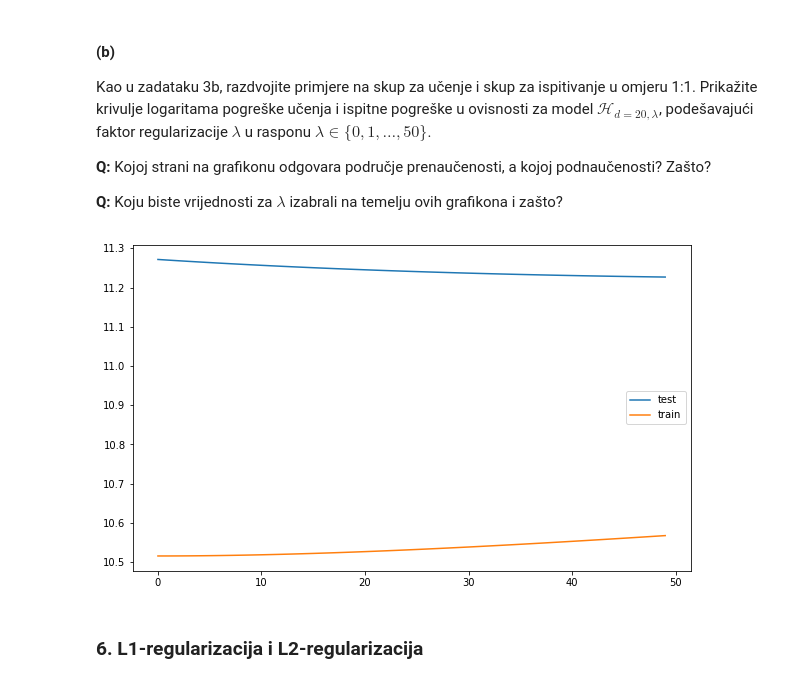
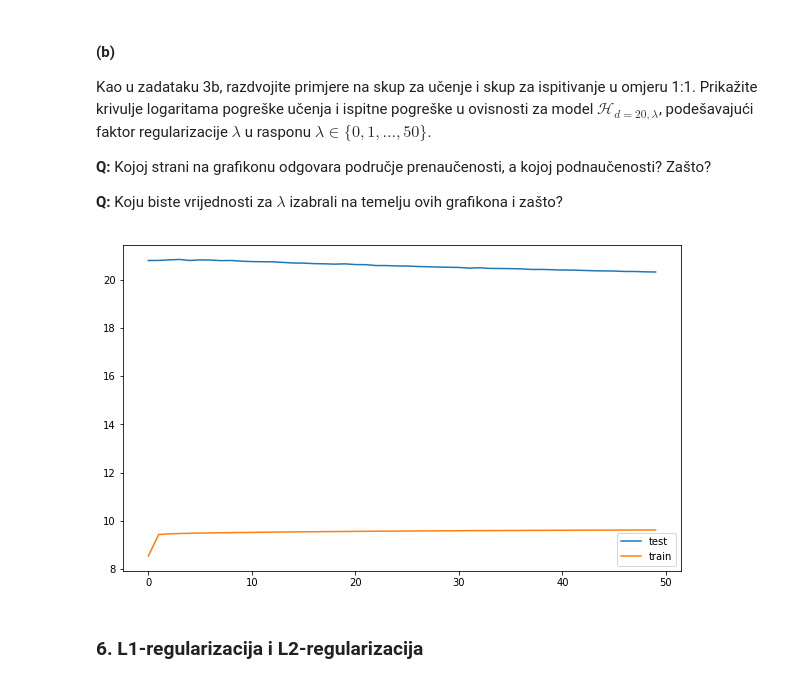
Before and after one commit to tkukurin/Lab.MachineLearning, a Jupyter notebook: lab01.ipynb, the cells around one changed output. Cells and saved outputs as stored; diff of their text form; code cells hidden in the pictures.

```diff
--- a/lab01.ipynb
+++ b/lab01.ipynb
@@ -194,7 +213,10 @@ for d in (1, 3, 5, 10, 20):
   lr.fit(Xn_t, yn)
 
   yp = lr.predict(Xn_t)
-  plt.plot(Xn, yp)
+  plt.plot(Xn, yp, label=d)
 
-  print('Greska za stupanj {}: {}'.format(d, lr_err(yn, yp)))
+  print('Greska za stupanj {}: {}'.format(d, mean_squared_error(yn, yp)))
+
+plt.legend()
+plt.show()
 # %% [output]
@@ -265,10 +287,12 @@ ns = [100, 200, 500]
 fig, axes = plt.subplots(3, 3, subplot_kw=dict())
 
 for i, j in it.product(range(3), range(3)):
-  noise, n = noises[i], ns[i]
+  noise, n = noises[i], ns[j]
   subset = np.random.choice(list(range(len(Xtrain))), size=n)
+
   xtr = Xtrain[subset]
   ytr = list(make_labels(xtr, f, noise=noise))
+
   xte = Xtest[subset]
   yte = list(make_labels(xte, f, noise=noise))
 
@@ -380,5 +404,8 @@ for l, d in it.product([0, 100], [2, 10]):
   lr.fit(xfeat, y)
 
   yp = lr.predict(xfeat)
-  plt.plot(X, yp)
+  plt.plot(X, yp, label='l={}, d={}'.format(l, d))
+
+plt.legend()
+plt.show()
 # %% [output]
@@ -394,35 +423,34 @@ Kao u zadataku 3b, razdvojite primjere na skup za učenje i skup za ispitivanje
 # %%
 X = make_instances(-5, 5, 50)
 f = lambda x: 5 + x - 2 * x ** 2 - 5 * x ** 3
 y = list(make_labels(X, f, noise=200))
 
 test_errs = []
 train_errs = []
 ls = list(range(50))
 
-# TODO ovo skroz random daje output?
 for l in ls:
   xtr, xte, ytr, yte = train_test_split(
     X, y, train_size=0.5, test_size=0.5, random_state=42)
 
-  pf = PolynomialFeatures(degree=3)
-  #xfeat = pf.fit_transform(xtr)
+  pf = PolynomialFeatures(degree=20)
+  xfeat = pf.fit_transform(xtr)
+
   ridge = Ridge(l)
-  ridge.fit(xtr, ytr)
-  xfeat = xtr
+  ridge.fit(xfeat, ytr)
 
   yptr = ridge.predict(xfeat)
-  ypte = ridge.predict(xte)#pf.transform(xte))
+  ypte = ridge.predict(pf.transform(xte))
 
   test_errs.append(np.log(mean_squared_error(yte, ypte)))
   train_errs.append(np.log(mean_squared_error(ytr, yptr)))
 
 plt.plot(ls, test_errs, label='test')
 plt.plot(ls, train_errs, label='train')
 plt.legend(loc='best')
 plt.show()
 # %% [output]
-[figure, old version]
+[figure, new version]
 # %% [markdown]
 ### 6. L1-regularizacija i L2-regularizacija
 # %% [markdown]
```
Also changed, not shown: parts of 31 cells of this notebook, 1 other file.
